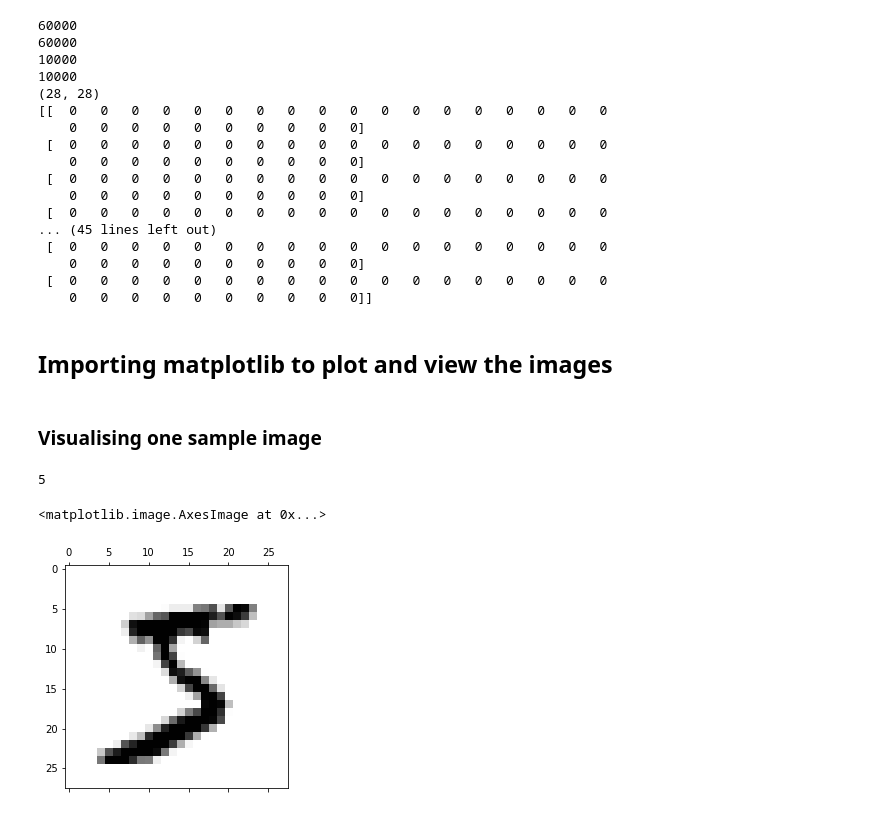
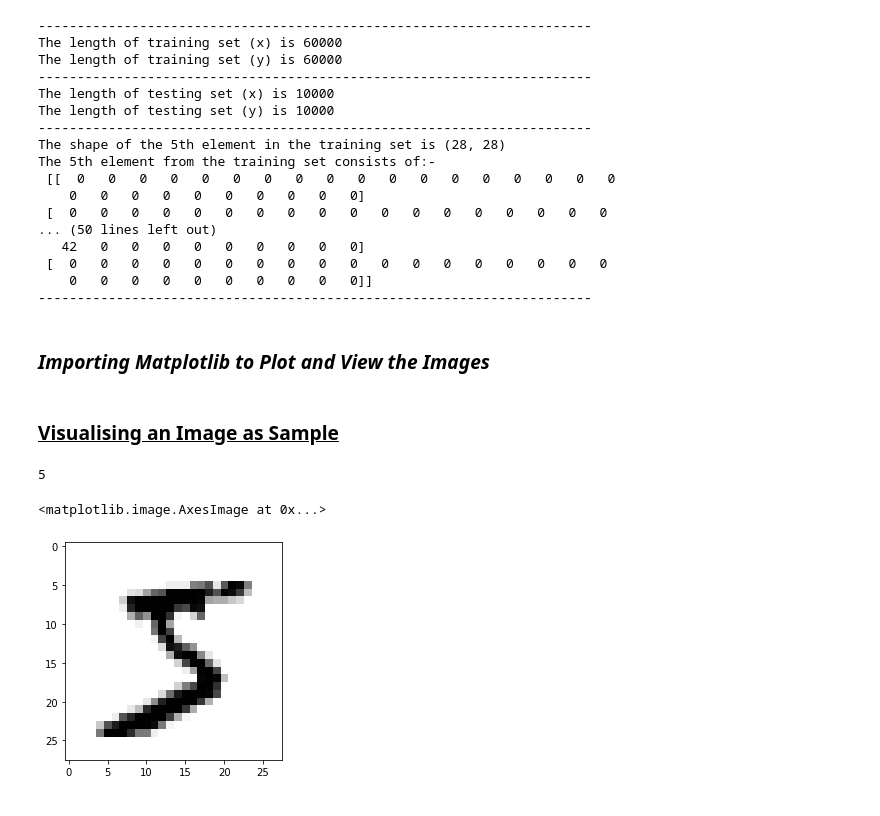
Before and after one commit to Zad-100/Digit_Classification_CNN_Project, a Jupyter notebook: DigitClassification.ipynb, the cells around one changed output. Saved outputs shown, nothing was run; the diff lists cells and outputs as text; code cells hidden in the pictures.

```diff
--- a/DigitClassification.ipynb
+++ b/DigitClassification.ipynb
@@ -13,46 +12,50 @@ mnist = tf.keras.datasets.mnist
 (xTrain, yTrain), (xTest, yTest) = mnist.load_data()
 # %%
 # MNIST data contains 60000 training samples and 10000 testing samples
-print(len(xTrain))
-print(len(yTrain))
-print(len(xTest))
-print(len(yTest))
+print("-----------------------------------------------------------------------")
+print("The length of training set (x) is", len(xTrain))
+print("The length of training set (y) is", len(yTrain))
+print("-----------------------------------------------------------------------")
+print("The length of testing set (x) is", len(xTest))
+print("The length of testing set (y) is", len(yTest))
+print("-----------------------------------------------------------------------")
 
 # Shape of the image is 28x28
-print(xTrain[0].shape)
-print(xTrain[0])
+print("The shape of the 5th element in the training set is", xTrain[4].shape)
+print("The 5th element from the training set consists of:-\n", xTrain[4])
+print("-----------------------------------------------------------------------")
 # %% [output]
-60000
-60000
-10000
-10000
-(28, 28)
-[[  0   0   0   0   0   0   0   0   0   0   0   0   0   0   0   0   0   0
+-----------------------------------------------------------------------
+The length of training set (x) is 60000
+The length of training set (y) is 60000
+-----------------------------------------------------------------------
+The length of testing set (x) is 10000
+The length of testing set (y) is 10000
+-----------------------------------------------------------------------
+The shape of the 5th element in the training set is (28, 28)
+The 5th element from the training set consists of:-
+ [[  0   0   0   0   0   0   0   0   0   0   0   0   0   0   0   0   0   0
     0   0   0   0   0   0   0   0   0   0]
  [  0   0   0   0   0   0   0   0   0   0   0   0   0   0   0   0   0   0
-    0   0   0   0   0   0   0   0   0   0]
- [  0   0   0   0   0   0   0   0   0   0   0   0   0   0   0   0   0   0
-    0   0   0   0   0   0   0   0   0   0]
- [  0   0   0   0   0   0   0   0   0   0   0   0   0   0   0   0   0   0
-... (45 lines left out)
- [  0   0   0   0   0   0   0   0   0   0   0   0   0   0   0   0   0   0
-    0   0   0   0   0   0   0   0   0   0]
+... (50 lines left out)
+   42   0   0   0   0   0   0   0   0   0]
  [  0   0   0   0   0   0   0   0   0   0   0   0   0   0   0   0   0   0
     0   0   0   0   0   0   0   0   0   0]]
+-----------------------------------------------------------------------
 # %% [markdown]
-## Importing matplotlib to plot and view the images
+### <i>Importing Matplotlib to Plot and View the Images</i>
 # %%
 import matplotlib.pyplot as plt
-# %% [markdown]
-### Visualising one sample image
+# %% [markdown]
+### <u>Visualising an Image as Sample</u>
 # %%
-plt.matshow(xTrain[0])
+plt.imshow(xTrain[0])
 print(yTrain[0])
 
 # we don't know if it's coloured image or binary image
 # so, we shall change the configuration to simple binary
 plt.imshow(xTrain[0], cmap=plt.cm.binary)
 # %% [output]
 5
 <matplotlib.image.AxesImage at 0x...>
-[figure, old version]
+[figure, new version]
```
Also changed, not shown: parts of 34 cells of this notebook.
